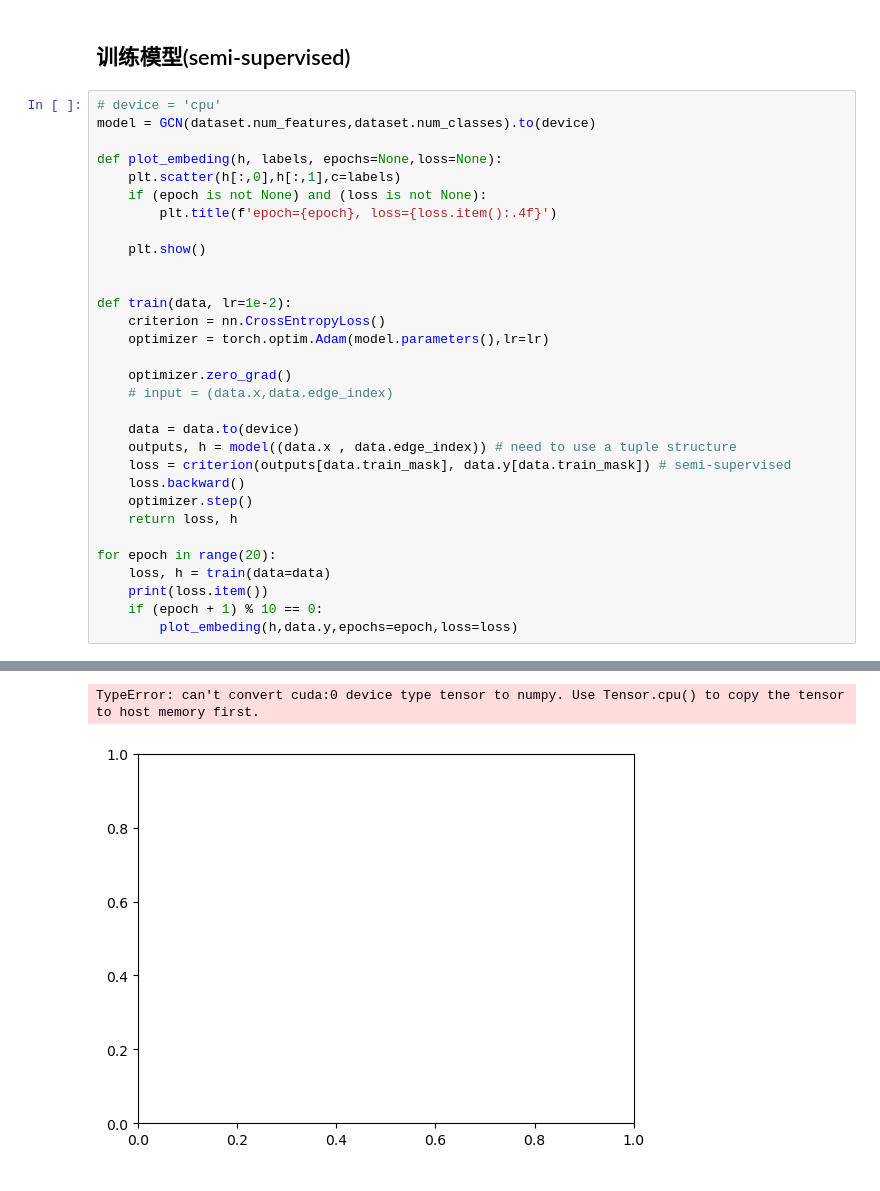
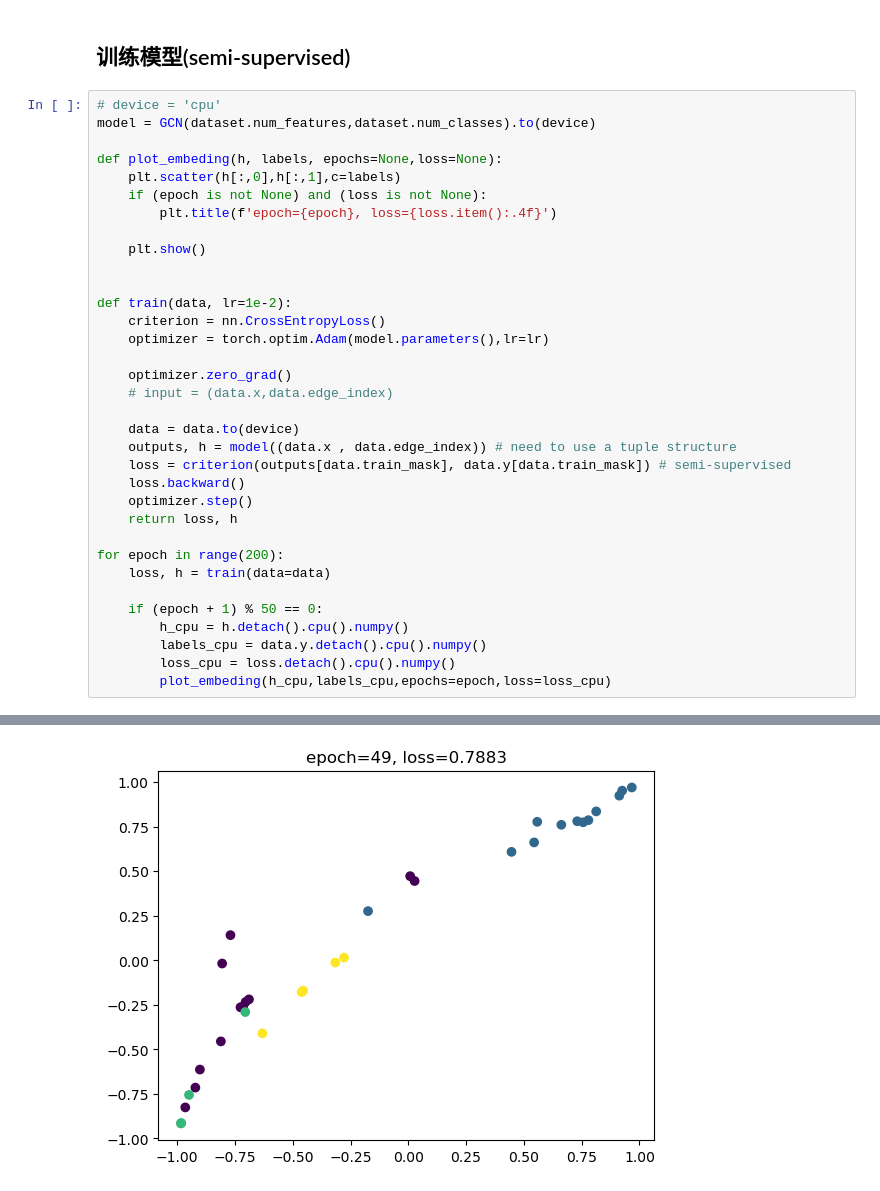
Before and after one commit to CeHouGIS/torch_geometric_trial, a Jupyter notebook: pyg_test.ipynb, the cells around one changed output, grey strips where cells are left out. Drawn from its saved outputs; the diff is of its cells as text.

```diff
--- a/pyg_test.ipynb
+++ b/pyg_test.ipynb
@@ -147,9 +147,12 @@ def train(data, lr=1e-2):
     optimizer.step()
     return loss, h
 
-for epoch in range(20):
+for epoch in range(200):
     loss, h = train(data=data)
-    print(loss.item())
-    if (epoch + 1) % 10 == 0:
-        plot_embeding(h,data.y,epochs=epoch,loss=loss)
+
+    if (epoch + 1) % 50 == 0:
+        h_cpu = h.detach().cpu().numpy()
+        labels_cpu = data.y.detach().cpu().numpy()
+        loss_cpu = loss.detach().cpu().numpy()
+        plot_embeding(h_cpu,labels_cpu,epochs=epoch,loss=loss_cpu)
 # %% [output]
@@ -166,2 +159 @@ for epoch in range(20):
-TypeError: can't convert cuda:0 device type tensor to numpy. Use Tensor.cpu() to copy the tensor to host memory first.
-[figure, old version]
+[figure, new version]
```
Also changed, not shown: parts of 2 cells of this notebook.
